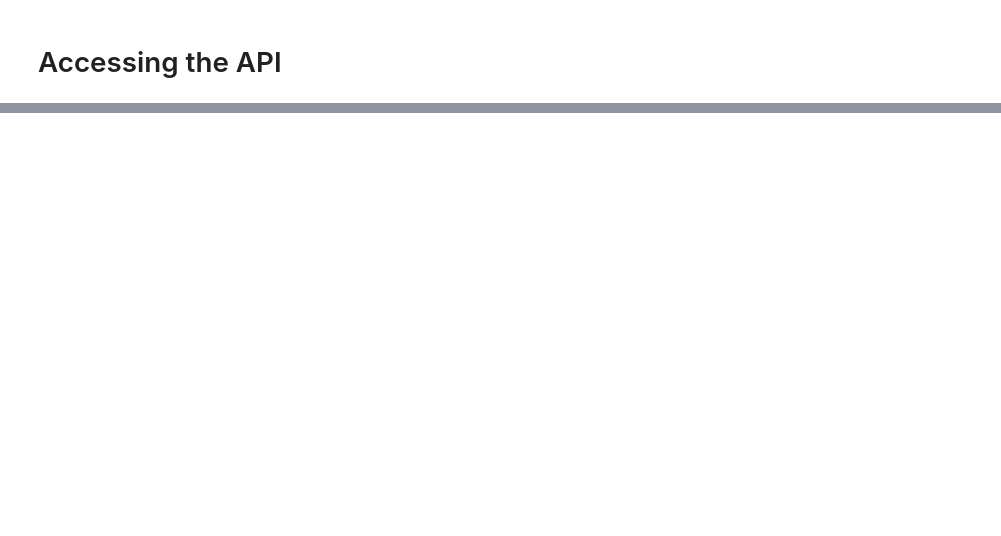
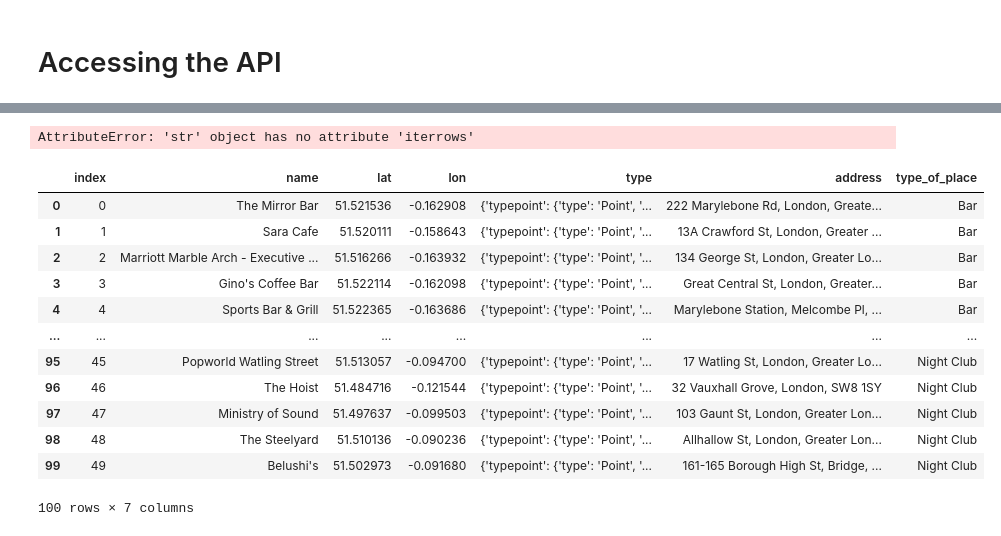
Before and after one commit to Maya-Souza/Project_3_Company_Headquarters, a Jupyter notebook: Untitled.ipynb, the cells around one changed output, grey strips where cells are left out. Saved outputs shown, nothing was run; the diff lists cells and outputs as text; code cells hidden in the pictures; blank space fills up the shorter version.

```diff
--- a/Untitled.ipynb
+++ b/Untitled.ipynb
@@ -221,0 +263,29 @@ def names(word, dic):
+# %%
+distances(df3_topcompanies, bars)
+bars["London"]
+# %% [output]
+AttributeError: 'str' object has no attribute 'iterrows'
+# %%
+l = pd.concat([bars["London"], nightclubs["London"]], axis=0, join= "outer").reset_index()
+l
+
+def concat_dfs(*args, city):
+
+    for arg in args:
+        for values in arg.values():
+            for index, row in values:
+                cities[city] = pd.concat([row[city], nightclubs["London"]], axis=0, join= "outer").reset_index()
+# %% [output]
+|  | index | name | lat | lon | type | address | type_of_place |
+| 0 | 0 | The Mirror Bar | 51.521536 | -0.162908 | {'typepoint': {'type': 'Point', '... | 222 Marylebone Rd, London, Greate... | Bar |
+| 1 | 1 | Sara Cafe | 51.520111 | -0.158643 | {'typepoint': {'type': 'Point', '... | 13A Crawford St, London, Greater ... | Bar |
+| 2 | 2 | Marriott Marble Arch - Executive ... | 51.516266 | -0.163932 | {'typepoint': {'type': 'Point', '... | 134 George St, London, Greater Lo... | Bar |
+| 3 | 3 | Gino's Coffee Bar | 51.522114 | -0.162098 | {'typepoint': {'type': 'Point', '... | Great Central St, London, Greater... | Bar |
+| 4 | 4 | Sports Bar & Grill | 51.522365 | -0.163686 | {'typepoint': {'type': 'Point', '... | Marylebone Station, Melcombe Pl, ... | Bar |
+| ... | ... | ... | ... | ... | ... | ... | ... |
+| 95 | 45 | Popworld Watling Street | 51.513057 | -0.094700 | {'typepoint': {'type': 'Point', '... | 17 Watling St, London, Greater Lo... | Night Club |
+| 96 | 46 | The Hoist | 51.484716 | -0.121544 | {'typepoint': {'type': 'Point', '... | 32 Vauxhall Grove, London, SW8 1SY | Night Club |
+| 97 | 47 | Ministry of Sound | 51.497637 | -0.099503 | {'typepoint': {'type': 'Point', '... | 103 Gaunt St, London, Greater Lon... | Night Club |
+| 98 | 48 | The Steelyard | 51.510136 | -0.090236 | {'typepoint': {'type': 'Point', '... | Allhallow St, London, Greater Lon... | Night Club |
+| 99 | 49 | Belushi's | 51.502973 | -0.091680 | {'typepoint': {'type': 'Point', '... | 161-165 Borough High St, Bridge, ... | Night Club |
+100 rows × 7 columns
```
Also changed, not shown: parts of 14 cells of this notebook.
